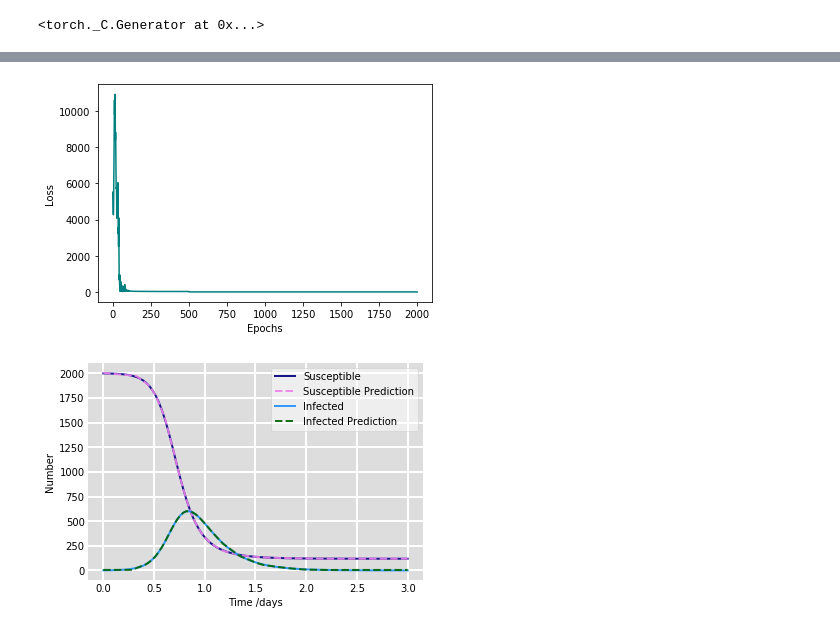
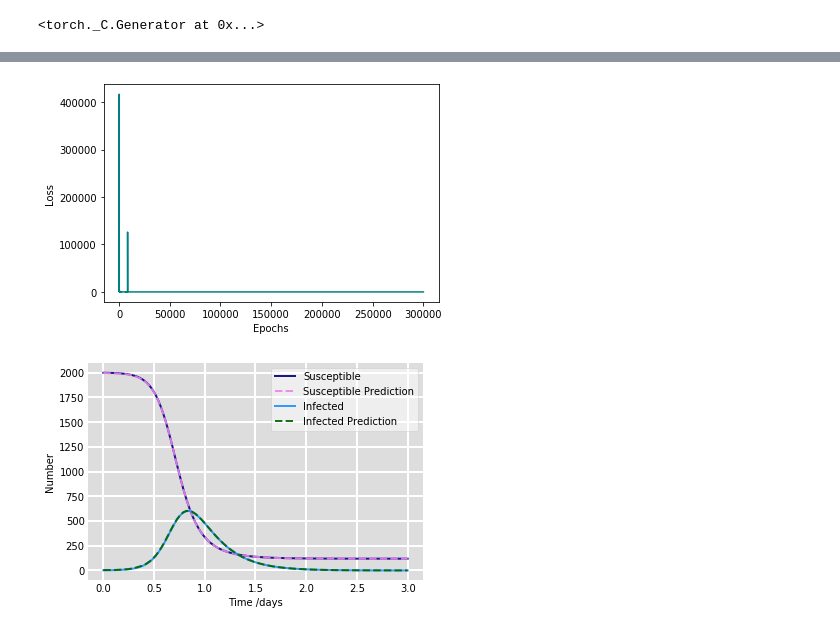
Before and after one commit to Shaier/DINN, a Jupyter notebook: test2.ipynb, the cells around one changed output, grey strips where cells are left out. Saved outputs shown, nothing was run; the diff lists cells and outputs as text; code cells hidden in the pictures.

```diff
--- a/test2.ipynb
+++ b/test2.ipynb
@@ -14,6 +14,8 @@ torch.manual_seed(1234)
 # %% [output]
 <torch._C.Generator at 0x...>
 # %%
+%%time
+
 class DINN:
     def __init__(self, t, S_data, I_data, tao_data, T_star_data, u_data): #t, S_data, I_data, tao_data, T_star_data, u
         self.t = torch.tensor(t).float()
@@ -40,15 +42,15 @@ class DINN:
     class net_si(nn.Module): # input = [t]
         def __init__(self):
             super(DINN.net_si, self).__init__()
-            self.fc1=nn.Linear(1, 64) #takes t
-            self.fc2=nn.Linear(64, 64)
-            self.fc3=nn.Linear(64, 64)
-            self.fc4=nn.Linear(64, 64)
-            self.fc5=nn.Linear(64, 64)
+            self.fc1=nn.Linear(1, 32) #takes t
+            self.fc2=nn.Linear(32, 64)
+            self.fc3=nn.Linear(64, 128)
+            self.fc4=nn.Linear(128, 128)
+            self.fc5=nn.Linear(128, 64)
             self.fc6=nn.Linear(64, 64)
-            self.fc7=nn.Linear(64, 64)
-            self.fc8=nn.Linear(64, 64)
-            self.out=nn.Linear(64, 2) #outputs S, I
+            self.fc7=nn.Linear(64, 32)
+            self.fc8=nn.Linear(32, 32)
+            self.out=nn.Linear(32, 2) #outputs S, I
 
         def forward(self, t):
             si=F.relu(self.fc1(t))
@@ -65,15 +67,15 @@ class DINN:
     class net_taot(nn.Module): # input = [u]
         def __init__(self):
             super(DINN.net_taot, self).__init__()
-            self.fc11=nn.Linear(1, 64) #takes u
-            self.fc22=nn.Linear(64, 64)
-            self.fc33=nn.Linear(64, 64)
-            self.fc44=nn.Linear(64, 64)
-            self.fc55=nn.Linear(64, 64)
+            self.fc11=nn.Linear(1, 32) #takes u
+            self.fc22=nn.Linear(32, 64)
+            self.fc33=nn.Linear(64, 128)
+            self.fc44=nn.Linear(128, 128)
+            self.fc55=nn.Linear(128, 64)
             self.fc66=nn.Linear(64, 64)
-            self.fc77=nn.Linear(64, 64)
-            self.fc88=nn.Linear(64, 64)
-            self.outout=nn.Linear(64, 2) #outputs tao, T*
+            self.fc77=nn.Linear(64, 32)
+            self.fc88=nn.Linear(32, 32)
+            self.outout=nn.Linear(32, 2) #outputs tao, T*
 
         def forward(self, u):
             taot=F.relu(self.fc11(u))
@@ -113,7 +115,7 @@ class DINN:
         optimizer = optim.Adam(self.params, lr = learning_rate)
         #lambda1 = lambda epoch: 0.999 ** epoch
         #scheduler = torch.optim.lr_scheduler.LambdaLR(optimizer, lr_lambda=lambda1)
-        scheduler = torch.optim.lr_scheduler.CyclicLR(optimizer, base_lr=0.0003, max_lr=0.02, step_size_up=80, mode="triangular2", cycle_momentum=False)
+        scheduler = torch.optim.lr_scheduler.CyclicLR(optimizer, base_lr=1e-6, max_lr=0.02, step_size_up=10000, mode="triangular2", cycle_momentum=False)
 
 
         # Load checkpoint
@@ -165,7 +167,7 @@ class DINN:
                     +torch.mean(torch.square(self.taos[time_step]-tao_pred)) + torch.mean(torch.square(self.T_stars[time_step]-T_star_pred)))/100
 
                 #freeze network
-                if loss < 1 and frozen == False and epoch > 500: #if the loss is low and the network wasn't frozen already, and epoch > value (until its stabilized)
+                if loss < 1 and frozen == False and epoch > 30000: #if the loss is low and the network wasn't frozen already, and epoch > value (until its stabilized)
                     for param in self.net_si.parameters(): #freeze network
                         param.requires_grad = False
                     frozen = True
@@ -177,7 +179,7 @@ class DINN:
             scheduler.step() #scheduler
 
             losses.append(loss)
-            if epoch % 10 == 0:
+            if epoch % 100 == 0:
                 print('epoch: ', epoch)
                 print('loss: ' ,loss)
 
@@ -197,5 +199,5 @@ class DINN:
         return S_pred_list, I_pred_list, tao_pred_list, T_star_pred_list
 
 dinn = DINN(tSI_data[0], tSI_data[1], tSI_data[2], tao_data[1], tao_data[2], tao_data[3]) #t, S_data, I_data, tao_data, T_star_data, u
-S_pred_list, I_pred_list, tao_pred_list, T_star_pred_list = dinn.train(2000) #train
+S_pred_list, I_pred_list, tao_pred_list, T_star_pred_list = dinn.train(300000) #train
 # %% [output]
@@ -219,4 +221,4 @@ loss:  tensor(0.2411, grad_fn=<DivBackward0>)
-[figure, old version]
+[figure, new version]
 # %%
 fig = plt.figure(facecolor='w')
 ax = fig.add_subplot(111, facecolor='#dddddd', axisbelow=True)
```
Also changed, not shown: parts of 5 cells of this notebook.
